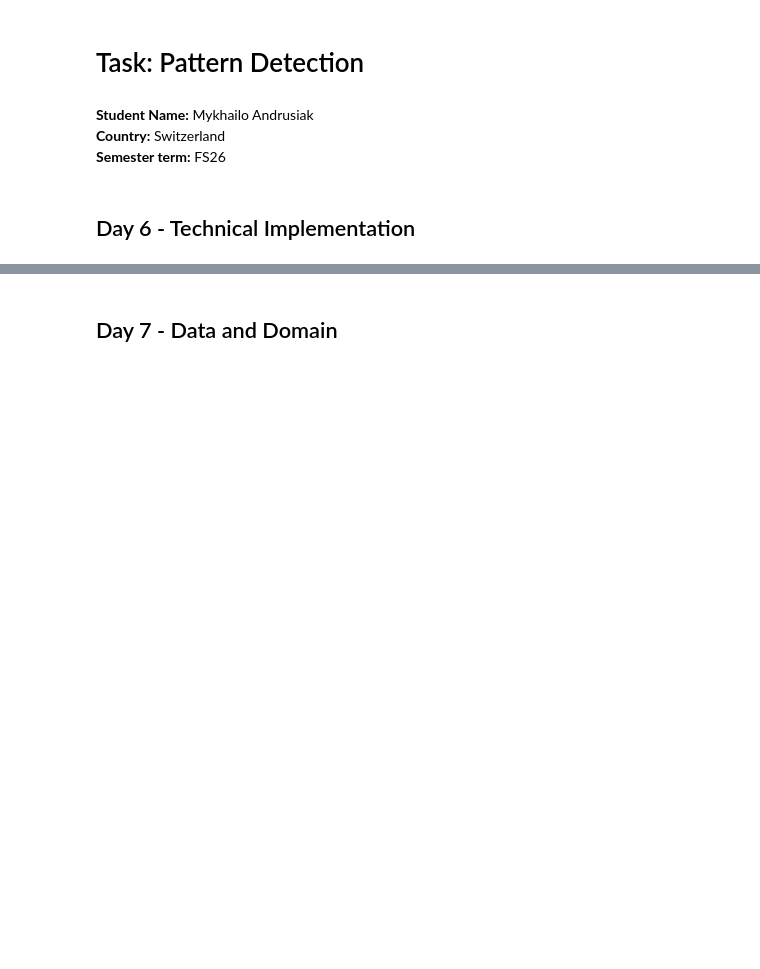
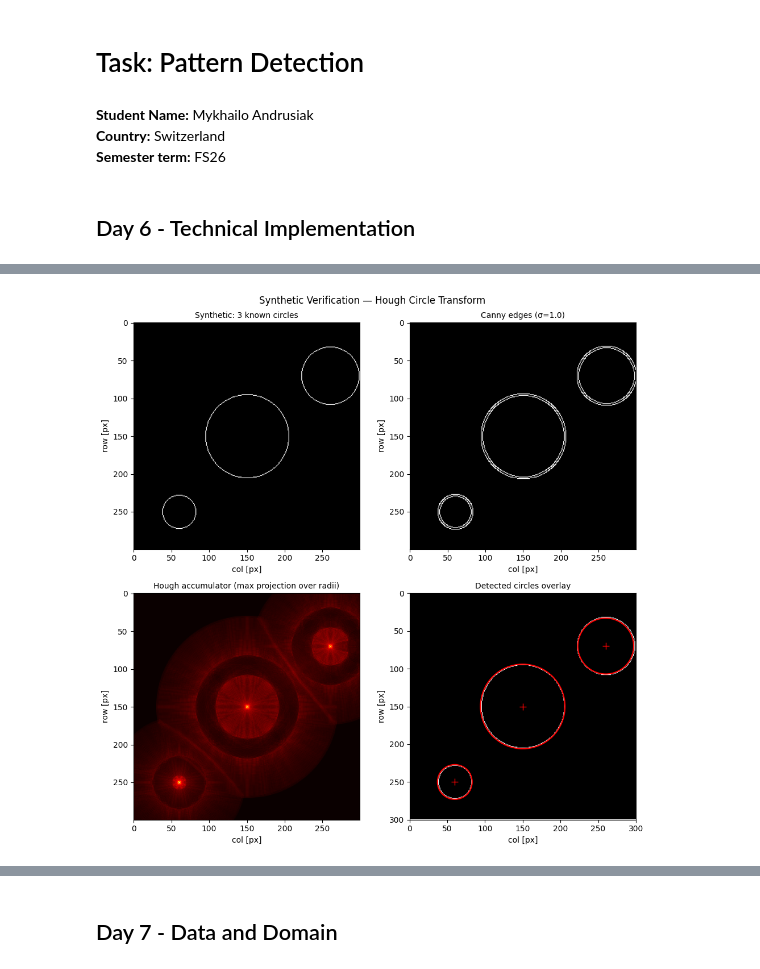
Before and after one commit to mikeandrusyak/gbsv-research, a Jupyter notebook: mc2/pattern_detection.ipynb, the cells around one changed output, grey strips where cells are left out. Drawn from its saved outputs; the diff is of its cells as text; code cells hidden in the pictures; blank space fills up the shorter version.

```diff
--- a/mc2/pattern_detection.ipynb
+++ b/mc2/pattern_detection.ipynb
@@ -114,0 +22,96 @@ Synthetic verification passed.
+# %%
+from pathlib import Path
+
+import numpy as np
+import matplotlib.pyplot as plt
+import matplotlib.patches as mpatches
+import pandas as pd
+import skimage.io
+import skimage.color
+import skimage.transform
+import skimage.feature
+import skimage.draw
+import skimage.filters
+import skimage.morphology
+import skimage.segmentation
+
+IMAGE_FILENAME = "swiss_coins.jpg"
+IMAGE_SOURCE = (
+    "Wikimedia Commons, CC BY-SA 4.0, "
+    "https://commons.wikimedia.org/wiki/File:Swiss_coins.jpg"
+)
+RESIZE_WIDTH_PX = 1200
+
+MIN_RADIUS = 65
+MAX_RADIUS = 130
+RADIUS_STEP = 2
+N_COINS = 5
+
+COIN_DENOMINATIONS = ["5 Fr", "2 Fr", "1 Fr", "20 Rp", "10 Rp"]
+COIN_DIAMETERS_MM = [31.45, 27.40, 23.20, 21.05, 19.15]
+COIN_DIAMETER_RATIOS = [d / COIN_DIAMETERS_MM[0] for d in COIN_DIAMETERS_MM]
+
+EXPECTED_RADIUS_TOLERANCE_PX = 3
+MIN_CIRCLE_DISTANCE = 60
+CLOSING_DISK_R = 5      # bridges beaded-rim gaps before hole-filling
+MIN_OBJECT_SIZE = 2000  # px — removes background noise blobs
+
+SYNTH_SIZE = 300
+SYNTH_RADII_GT = sorted([55, 38, 22])
+SYNTH_CENTERS  = [(250, 60), (70, 260), (150, 150)]
+
+CONFIGS = [
+    {"label": "baseline", "gauss_sigma": 2.0, "hough_threshold": 0.25},
+    {"label": "config_1", "gauss_sigma": 2.0, "hough_threshold": 0.15},
+    {"label": "config_2", "gauss_sigma": 3.0, "hough_threshold": 0.25},
+]
+
+# --- Synthetic verification ---
+synth = np.zeros((SYNTH_SIZE, SYNTH_SIZE), dtype=np.float64)
+for (r, c), rad in zip(SYNTH_CENTERS, SYNTH_RADII_GT):
+    rr, cc = skimage.draw.circle_perimeter(r, c, rad, shape=synth.shape)
+    synth[rr, cc] = 1.0
+
+edges_synth = skimage.feature.canny(synth, sigma=1.0)
+hough_radii_synth = np.arange(15, 65, 1)
+hough_res_synth = skimage.transform.hough_circle(edges_synth, hough_radii_synth)
+accums_s, cx_s, cy_s, radii_s = skimage.transform.hough_circle_peaks(
+    hough_res_synth, hough_radii_synth,
+    total_num_peaks=3,
+    min_xdistance=MIN_CIRCLE_DISTANCE,
+    min_ydistance=MIN_CIRCLE_DISTANCE,
+    normalize=True,
+)
+det_radii_synth = sorted(radii_s.tolist())
+
+assert len(radii_s) == 3, f"Expected 3 circles, got {len(radii_s)}"
+for gt, det in zip(SYNTH_RADII_GT, det_radii_synth):
+    assert abs(gt - det) <= EXPECTED_RADIUS_TOLERANCE_PX, (
+        f"Radius mismatch: expected {gt} px, got {det} px"
+    )
+
+fig, axes = plt.subplots(2, 2, figsize=(10, 10))
+axes[0, 0].imshow(synth, cmap="gray", vmin=0, vmax=1)
+axes[0, 0].set_title("Synthetic: 3 known circles", fontsize=10)
+axes[0, 0].set_xlabel("col [px]"); axes[0, 0].set_ylabel("row [px]")
+axes[0, 1].imshow(edges_synth, cmap="gray")
+axes[0, 1].set_title("Canny edges (σ=1.0)", fontsize=10)
+axes[0, 1].set_xlabel("col [px]"); axes[0, 1].set_ylabel("row [px]")
+hough_proj = hough_res_synth.max(axis=0)
+axes[1, 0].imshow(hough_proj, cmap="hot")
+axes[1, 0].set_title("Hough accumulator (max projection over radii)", fontsize=10)
+axes[1, 0].set_xlabel("col [px]"); axes[1, 0].set_ylabel("row [px]")
+axes[1, 1].imshow(synth, cmap="gray", vmin=0, vmax=1)
+for cx_i, cy_i, r_i in zip(cx_s, cy_s, radii_s):
+    circ = mpatches.Circle((cx_i, cy_i), r_i, fill=False, edgecolor="red", linewidth=1.5)
+    axes[1, 1].add_patch(circ)
+    axes[1, 1].plot(cx_i, cy_i, "r+", markersize=8)
+axes[1, 1].set_xlim(0, SYNTH_SIZE); axes[1, 1].set_ylim(SYNTH_SIZE, 0)
+axes[1, 1].set_title("Detected circles overlay", fontsize=10)
+axes[1, 1].set_xlabel("col [px]"); axes[1, 1].set_ylabel("row [px]")
+plt.suptitle("Synthetic Verification — Hough Circle Transform", fontsize=12)
+plt.tight_layout(); plt.show()
+print(f"Detected radii: {[f'{r} px' for r in det_radii_synth]}")
+print("Synthetic verification passed.")
+# %% [output]
+[figure, added]
```
Also changed, not shown: parts of 30 cells of this notebook.
